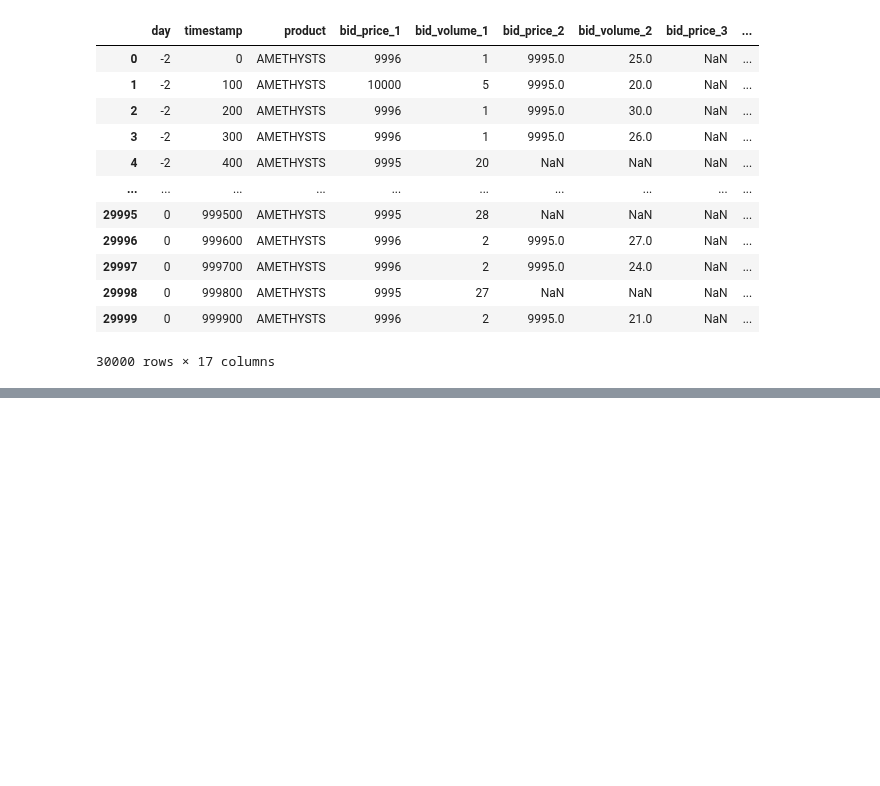
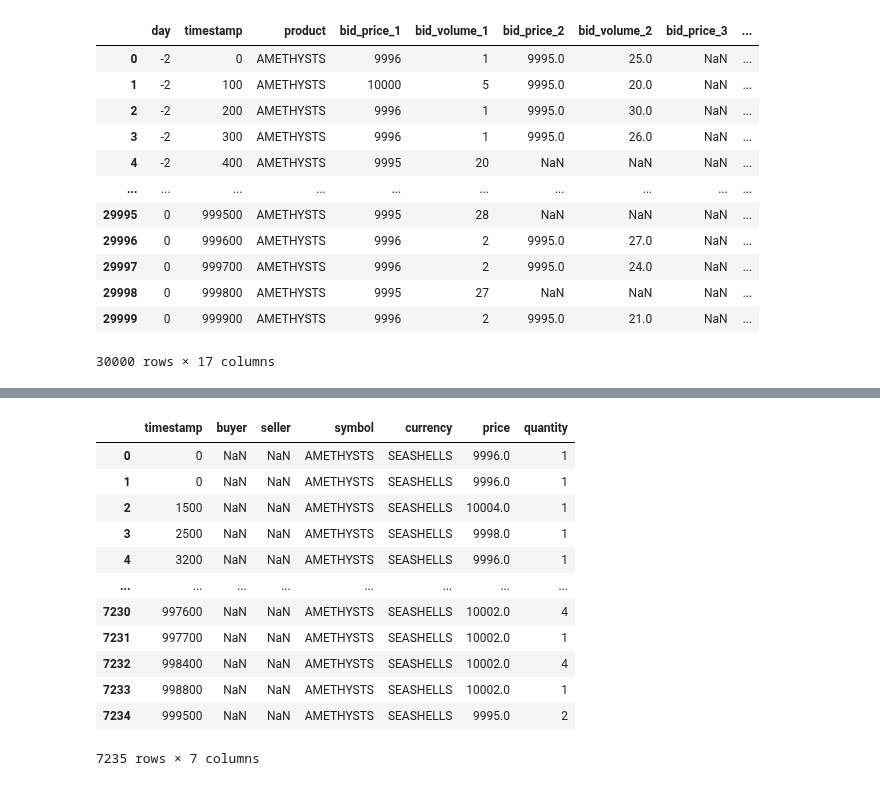
Before and after one commit to johannesfuest/prosperity-2, a Jupyter notebook: algorithmic_trades/playground.ipynb, the cells around one changed output, grey strips where cells are left out. Drawn from its saved outputs; the diff is of its cells as text; code cells hidden in the pictures; blank space fills up the shorter version.

```diff
--- a/algorithmic_trades/playground.ipynb
+++ b/algorithmic_trades/playground.ipynb
@@ -272,0 +104,16 @@ TraderData: SAMPLE
+# %%
+trades_amethyst
+# %% [output]
+|  | timestamp | buyer | seller | symbol | currency | price | quantity |
+| 0 | 0 | NaN | NaN | AMETHYSTS | SEASHELLS | 9996.0 | 1 |
+| 1 | 0 | NaN | NaN | AMETHYSTS | SEASHELLS | 9996.0 | 1 |
+| 2 | 1500 | NaN | NaN | AMETHYSTS | SEASHELLS | 10004.0 | 1 |
+| 3 | 2500 | NaN | NaN | AMETHYSTS | SEASHELLS | 9998.0 | 1 |
+| 4 | 3200 | NaN | NaN | AMETHYSTS | SEASHELLS | 9996.0 | 1 |
+| ... | ... | ... | ... | ... | ... | ... | ... |
+| 7230 | 997600 | NaN | NaN | AMETHYSTS | SEASHELLS | 10002.0 | 4 |
+| 7231 | 997700 | NaN | NaN | AMETHYSTS | SEASHELLS | 10002.0 | 1 |
+| 7232 | 998400 | NaN | NaN | AMETHYSTS | SEASHELLS | 10002.0 | 4 |
+| 7233 | 998800 | NaN | NaN | AMETHYSTS | SEASHELLS | 10002.0 | 1 |
+| 7234 | 999500 | NaN | NaN | AMETHYSTS | SEASHELLS | 9995.0 | 2 |
+7235 rows × 7 columns
```
Also changed, not shown: parts of 5 cells of this notebook, 2 other files.
